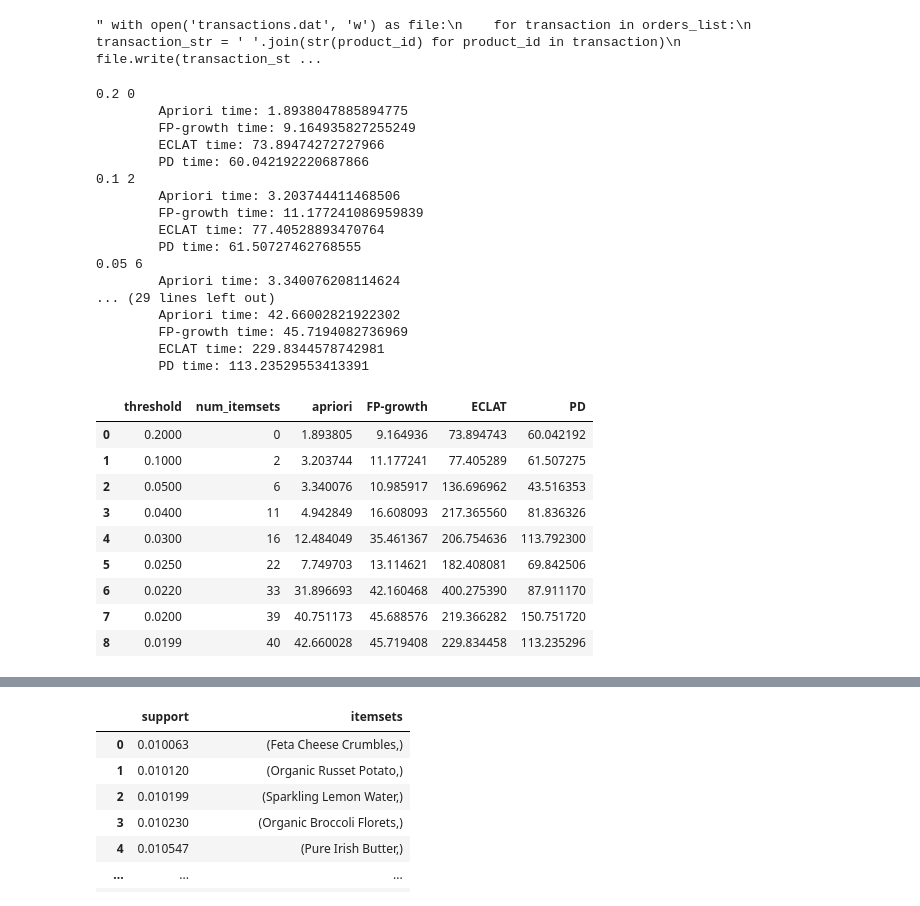
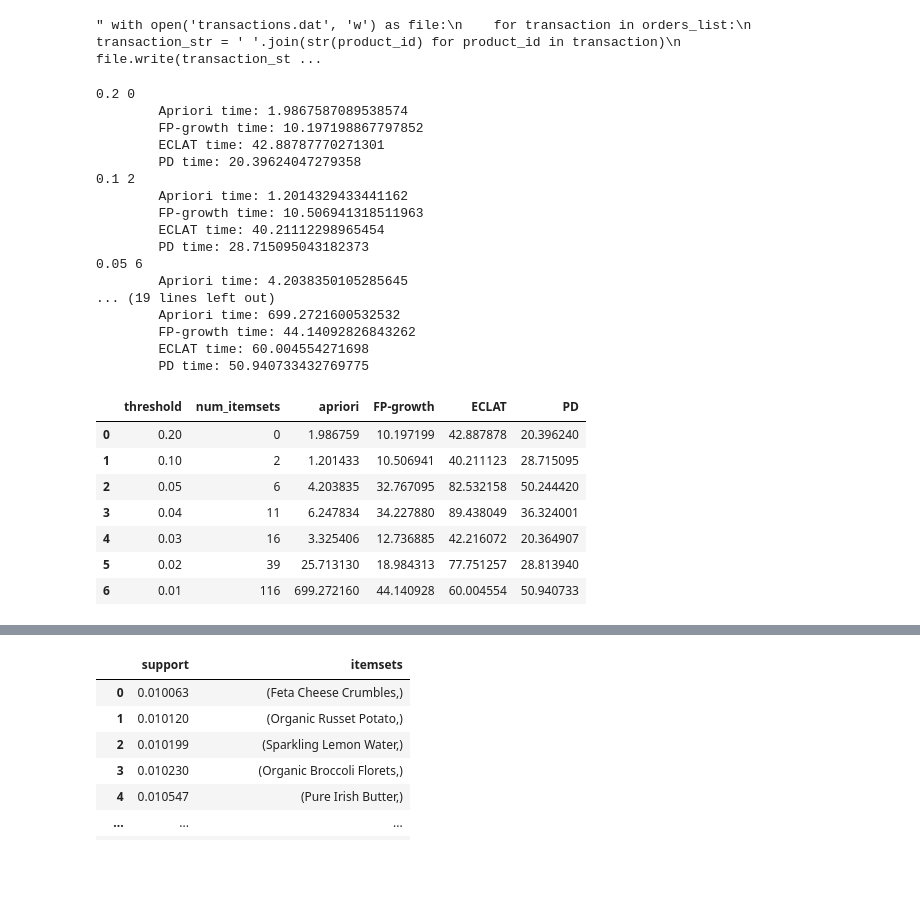
Before and after one commit to AntunesCSR/DM_Group_Project, a Jupyter notebook: HA2/data/Project2.ipynb, the cells around one changed output, grey strips where cells are left out. Drawn from its saved outputs; the diff is of its cells as text; code cells hidden in the pictures; blank space fills up the shorter version.

```diff
--- a/HA2/data/Project2.ipynb
+++ b/HA2/data/Project2.ipynb
@@ -79,7 +79,7 @@ trans_database = pd.DataFrame.sparse.from_spmatrix(trans_array, columns=tr_enc.c
 # %%
 #! python pyfim.py -s60 trans1.dat trans1.out
 # %%
-D={"threshold": [0.2, 0.1, 0.05, 0.04, 0.03, 0.025, 0.022, 0.02, 0.0199], #0.0199
+D={"threshold": [0.2, 0.1, 0.05, 0.04, 0.03, 0.02, 0.01], #0.0199
    "num_itemsets":[],
    "apriori":[],
    "FP-growth":[],
@@ -92,56 +92,54 @@ for min_supp in D["threshold"]:
     t1 = time.time()
     D["num_itemsets"].append(FI_apriori.shape[0])
     D["apriori"].append(t1-t0)
 
     FI_fpg = fpgrowth(binary_database, min_supp)
     t2 = time.time()
     D["FP-growth"].append(t2-t1)
 
     FI_eclat= pyeclat(orders_list, min_supp)
     t3 = time.time()
     D["ECLAT"].append(t3-t2)
 
     FI_pdfis= freqitemsets(orders_list, min_supp)
     t4 = time.time()
     D["PD"].append(t4-t3)
 
 
     print(min_supp, FI_apriori.shape[0],"\n\tApriori time:", t1-t0,
           "\n\tFP-growth time:",t2-t1,
           "\n\tECLAT time:", t3-t2,
           "\n\tPD time:", t4-t3)
 
 
 binary_database_performance=pd.DataFrame(D)
 binary_database_performance
 # %% [output]
 0.2 0
-        Apriori time: 1.8938047885894775
-        FP-growth time: 9.164935827255249
-        ECLAT time: 73.89474272727966
-        PD time: 60.042192220687866
+        Apriori time: 1.9867587089538574
+        FP-growth time: 10.197198867797852
+        ECLAT time: 42.88787770271301
+        PD time: 20.39624047279358
 0.1 2
-        Apriori time: 3.203744411468506
-        FP-growth time: 11.177241086959839
-        ECLAT time: 77.40528893470764
-        PD time: 61.50727462768555
+        Apriori time: 1.2014329433441162
+        FP-growth time: 10.506941318511963
+        ECLAT time: 40.21112298965454
+        PD time: 28.715095043182373
 0.05 6
-        Apriori time: 3.340076208114624
-... (29 lines left out)
-        Apriori time: 42.66002821922302
-        FP-growth time: 45.7194082736969
-        ECLAT time: 229.8344578742981
-        PD time: 113.23529553413391
+        Apriori time: 4.2038350105285645
+... (19 lines left out)
+        Apriori time: 699.2721600532532
+        FP-growth time: 44.14092826843262
+        ECLAT time: 60.004554271698
+        PD time: 50.940733432769775
 |  | threshold | num_itemsets | apriori | FP-growth | ECLAT | PD |
-| 0 | 0.2000 | 0 | 1.893805 | 9.164936 | 73.894743 | 60.042192 |
-| 1 | 0.1000 | 2 | 3.203744 | 11.177241 | 77.405289 | 61.507275 |
-| 2 | 0.0500 | 6 | 3.340076 | 10.985917 | 136.696962 | 43.516353 |
-| 3 | 0.0400 | 11 | 4.942849 | 16.608093 | 217.365560 | 81.836326 |
-| 4 | 0.0300 | 16 | 12.484049 | 35.461367 | 206.754636 | 113.792300 |
-| 5 | 0.0250 | 22 | 7.749703 | 13.114621 | 182.408081 | 69.842506 |
-| 6 | 0.0220 | 33 | 31.896693 | 42.160468 | 400.275390 | 87.911170 |
-| 7 | 0.0200 | 39 | 40.751173 | 45.688576 | 219.366282 | 150.751720 |
-| 8 | 0.0199 | 40 | 42.660028 | 45.719408 | 229.834458 | 113.235296 |
+| 0 | 0.20 | 0 | 1.986759 | 10.197199 | 42.887878 | 20.396240 |
+| 1 | 0.10 | 2 | 1.201433 | 10.506941 | 40.211123 | 28.715095 |
+| 2 | 0.05 | 6 | 4.203835 | 32.767095 | 82.532158 | 50.244420 |
+| 3 | 0.04 | 11 | 6.247834 | 34.227880 | 89.438049 | 36.324001 |
+| 4 | 0.03 | 16 | 3.325406 | 12.736885 | 42.216072 | 20.364907 |
+| 5 | 0.02 | 39 | 25.713130 | 18.984313 | 77.751257 | 28.813940 |
+| 6 | 0.01 | 116 | 699.272160 | 44.140928 | 60.004554 | 50.940733 |
 # %%
 plt.plot(binary_database_performance["num_itemsets"], binary_database_performance["apriori"], c="r", label="apriori")
 plt.plot(binary_database_performance["num_itemsets"], binary_database_performance["FP-growth"], c="k", label="fp-growth")
```
Also changed, not shown: parts of 14 cells of this notebook.
